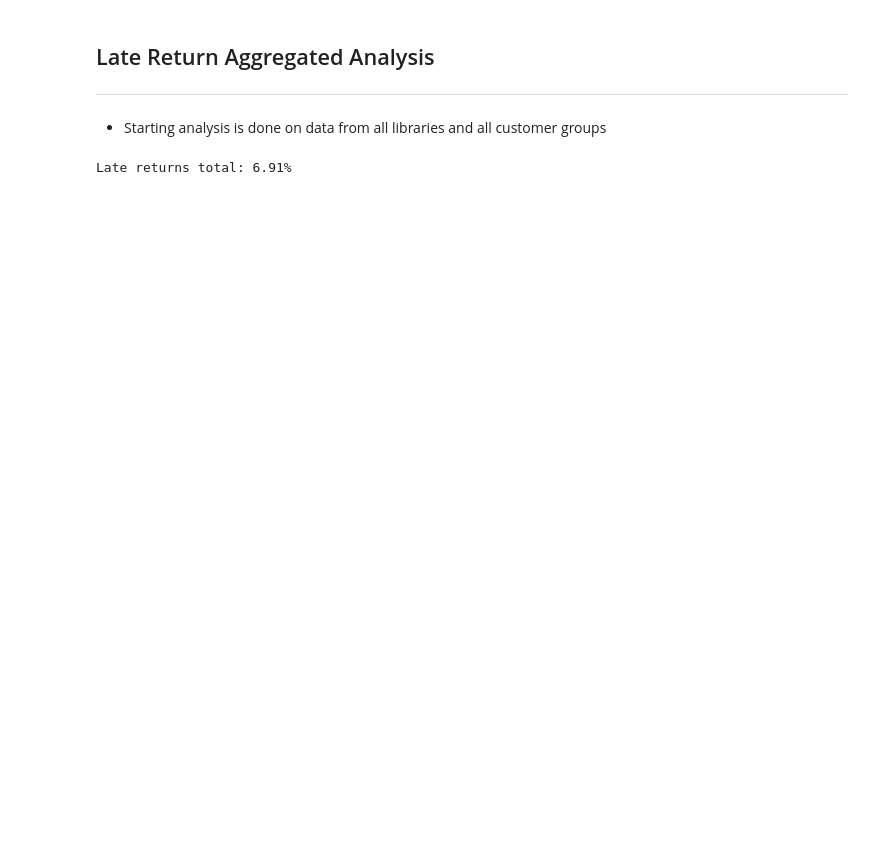
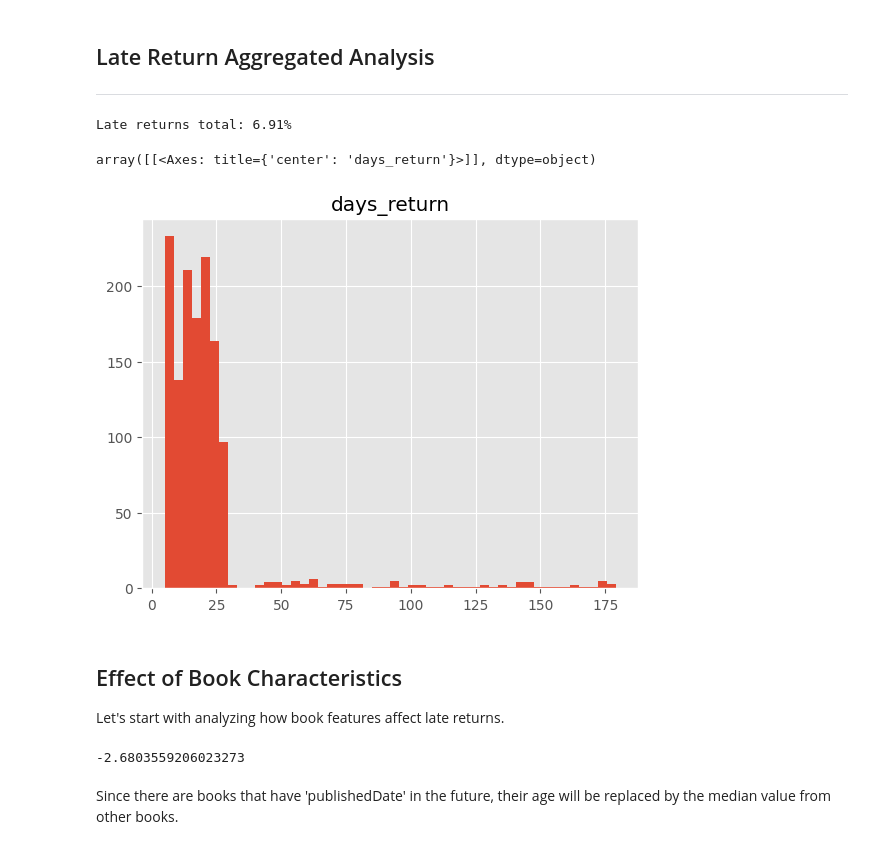
Before and after one commit to cokoladnomleko/book-return-analysis, a Jupyter notebook: data_analysis.ipynb, the cells around one changed output. Cells and saved outputs as stored; diff of their text form; code cells hidden in the pictures; blank space fills up the shorter version.

Commit message:
data analysis update

```diff
--- a/data_analysis.ipynb
+++ b/data_analysis.ipynb
@@ -2,10 +2,11 @@
 import pandas as pd
 import numpy as np
 import joblib
-# import matplotlib.pyplot as plt
+import matplotlib.pyplot as plt
 
-# plt.style.use('ggplot')
-import plotly.express as px
+plt.style.use('ggplot')
+pd.set_option('display.max_rows', 500)
+pd.set_option('display.max_columns', 500)
 # %%
 customers = joblib.load('data/customers_clean.pkl')
 checkouts = joblib.load('data/checkouts_clean.pkl')
@@ -15,9 +16,8 @@ libraries = joblib.load('data/libraries_clean.pkl')
 return_deadline = 28
 
 checkouts['days_return'] = (checkouts['date_returned']-checkouts['date_checkout']).dt.days
+checkouts['late'] = checkouts['days_return']>return_deadline
-# %% [markdown]
-## Late Return Aggregated Analysis
----
-
-* Starting analysis is done on data from all libraries and all customer groups
+# %% [markdown]
+## Late Return Aggregated Analysis
+---
 # %%
@@ -29,0 +27,9 @@ fig.show()
+# %%
+checkouts.hist('days_return', bins=50)
+# %% [output]
+array([[<Axes: title={'center': 'days_return'}>]], dtype=object)
+[figure, added]
+# %% [markdown]
+## Effect of Book Characteristics
+
+Let's start with analyzing how book features affect late returns.
@@ -29,0 +39,6 @@ fig.show()
+# %%
+min(df_merged['book_age'])
+# %% [output]
+-2.6803559206023273
+# %% [markdown]
+Since there are books that have 'publishedDate' in the future, their age will be replaced by the median value from other books.
```
Also changed, not shown: parts of 22 cells of this notebook.
